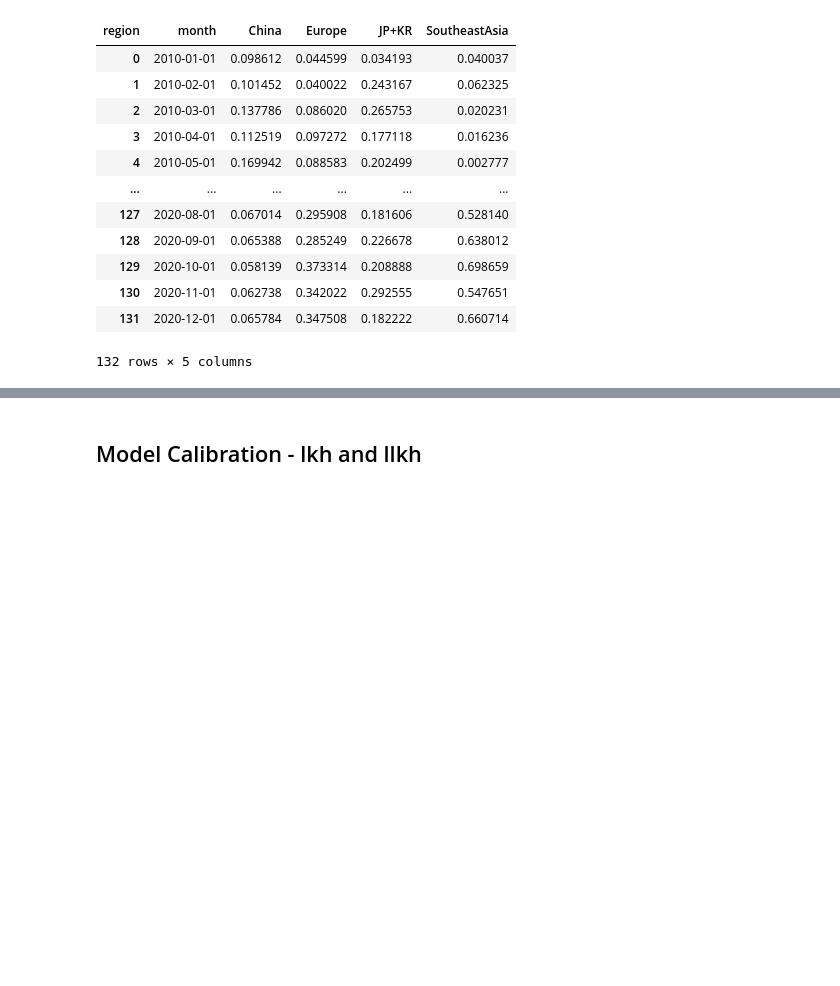
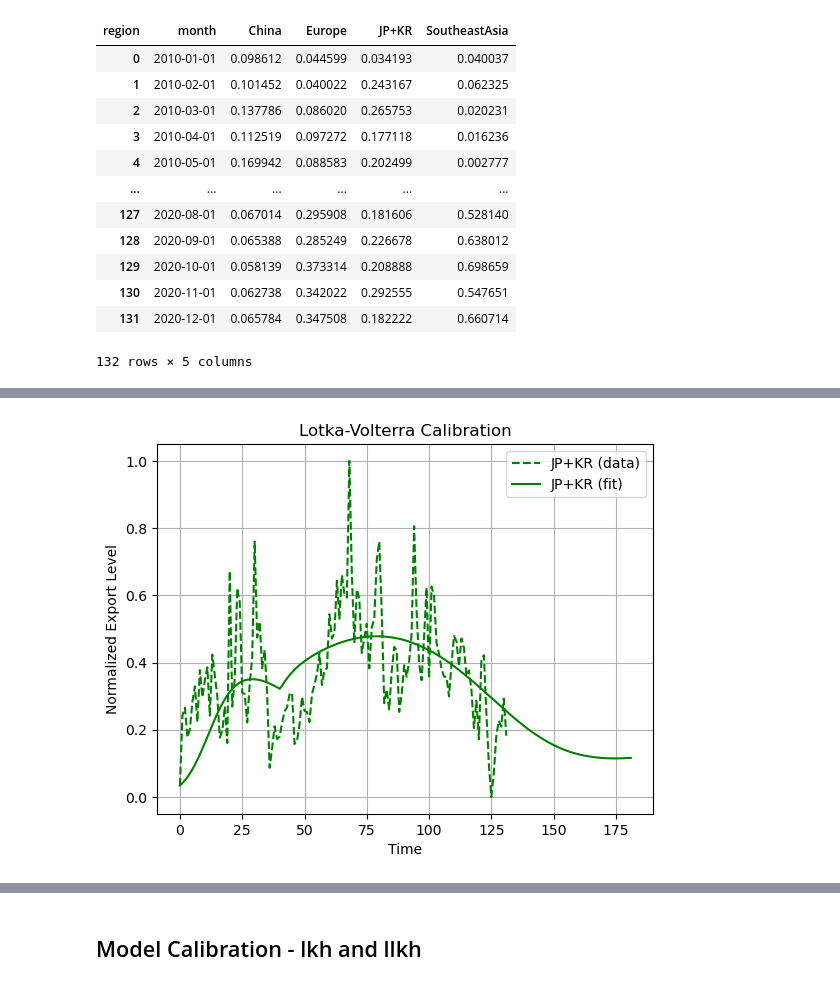
Before and after one commit to LeonardoPolverari/simulation_project, a Jupyter notebook: notebooks/angius_new.ipynb, the cells around one changed output, grey strips where cells are left out. Cells and saved outputs as stored; diff of their text form; code cells hidden in the pictures; blank space fills up the shorter version.

```diff
--- a/notebooks/angius_new.ipynb
+++ b/notebooks/angius_new.ipynb
@@ -252,0 +338,11 @@ plt.show()
+# %%
+plt.plot(t_data[:len(data[2])], data[2], 'g--', label='JP+KR (data)')
+plt.plot(t_data, sol.y[2], 'g-', label='JP+KR (fit)')
+plt.legend()
+plt.xlabel('Time')
+plt.ylabel('Normalized Export Level')
+plt.title('Lotka-Volterra Calibration')
+plt.grid(True)
+plt.show()
+# %% [output]
+[figure, added]
```
Also changed, not shown: parts of 13 cells of this notebook.
